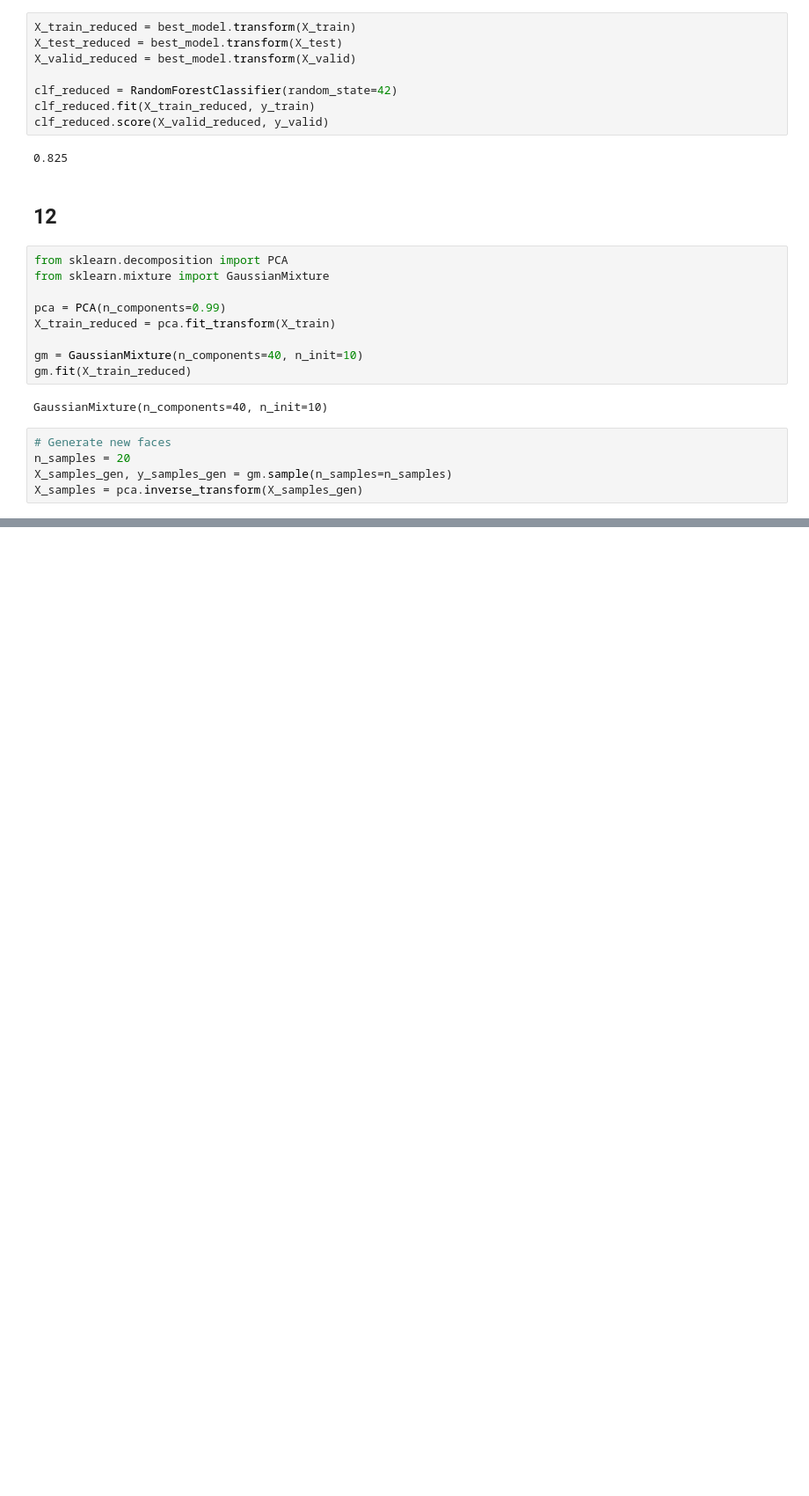
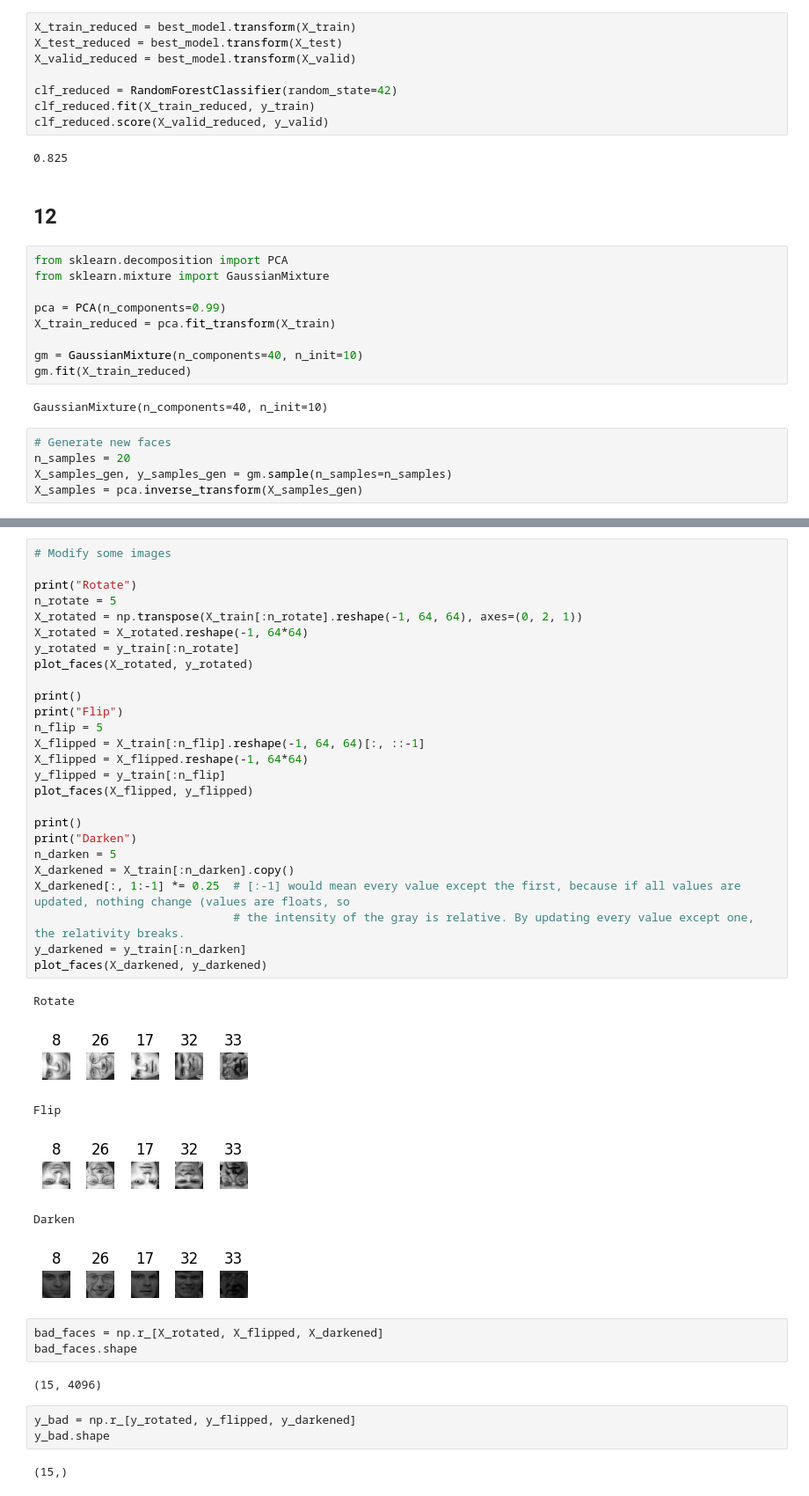
Before and after one commit to juliovr/homl, a Jupyter notebook: 09_unsupervised_learning_techniques.ipynb, the cells around one changed output, grey strips where cells are left out. Shown at 88% size. Drawn from its saved outputs; the diff is of its cells as text; blank space fills up the shorter version.

```diff
--- a/09_unsupervised_learning_techniques.ipynb
+++ b/09_unsupervised_learning_techniques.ipynb
@@ -640,0 +653,43 @@ plot_faces(X_samples, y_samples_gen)
+# %%
+# Modify some images
+
+print("Rotate")
+n_rotate = 5
+X_rotated = np.transpose(X_train[:n_rotate].reshape(-1, 64, 64), axes=(0, 2, 1))
+X_rotated = X_rotated.reshape(-1, 64*64)
+y_rotated = y_train[:n_rotate]
+plot_faces(X_rotated, y_rotated)
+
+print()
+print("Flip")
+n_flip = 5
+X_flipped = X_train[:n_flip].reshape(-1, 64, 64)[:, ::-1]
+X_flipped = X_flipped.reshape(-1, 64*64)
+y_flipped = y_train[:n_flip]
+plot_faces(X_flipped, y_flipped)
+
+print()
+print("Darken")
+n_darken = 5
+X_darkened = X_train[:n_darken].copy()
+X_darkened[:, 1:-1] *= 0.25  # [:-1] would mean every value except the first, because if all values are updated, nothing change (values are floats, so
+                             # the intensity of the gray is relative. By updating every value except one, the relativity breaks.
+y_darkened = y_train[:n_darken]
+plot_faces(X_darkened, y_darkened)
+# %% [output]
+Rotate
+[figure, added]
+Flip
+[figure, added]
+Darken
+[figure, added]
+# %%
+bad_faces = np.r_[X_rotated, X_flipped, X_darkened]
+bad_faces.shape
+# %% [output]
+(15, 4096)
+# %%
+y_bad = np.r_[y_rotated, y_flipped, y_darkened]
+y_bad.shape
+# %% [output]
+(15,)
```
Also changed, not shown: parts of 16 cells of this notebook.
